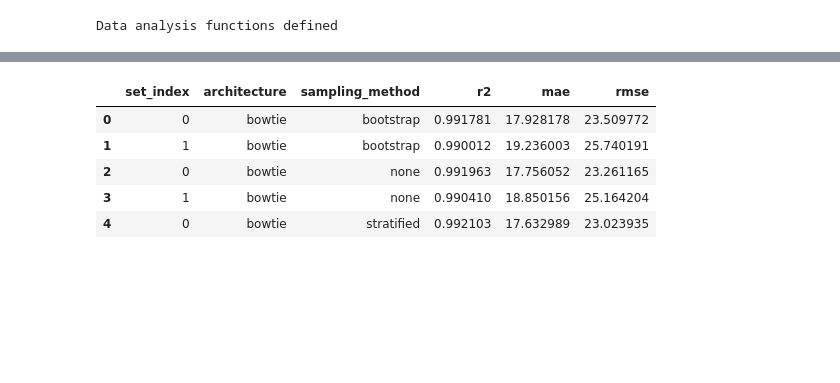
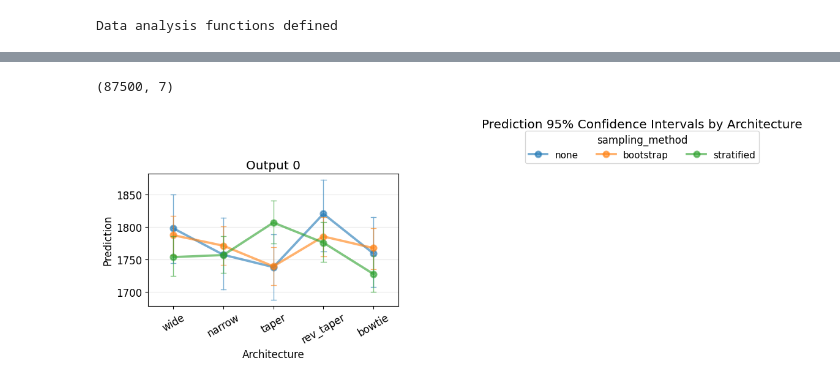
Before and after one commit to dayton2/pymaise_final_project, a Jupyter notebook: final_project_tasks.ipynb, the cells around one changed output, grey strips where cells are left out. Drawn from its saved outputs; the diff is of its cells as text; code cells hidden in the pictures; blank space fills up the shorter version.

```diff
--- a/final_project_tasks.ipynb
+++ b/final_project_tasks.ipynb
@@ -586,12 +773,8 @@ plot_predictions_by_output(pred_df)
-# %%
-scores_df = get_scores_from_pred_df(pred_df, Y_test_sets)
-scores_df.head()
-# %% [output]
-|  | set_index | architecture | sampling_method | r2 | mae | rmse |
-| 0 | 0 | bowtie | bootstrap | 0.991781 | 17.928178 | 23.509772 |
-| 1 | 1 | bowtie | bootstrap | 0.990012 | 19.236003 | 25.740191 |
-| 2 | 0 | bowtie | none | 0.991963 | 17.756052 | 23.261165 |
-| 3 | 1 | bowtie | none | 0.990410 | 18.850156 | 25.164204 |
-| 4 | 0 | bowtie | stratified | 0.992103 | 17.632989 | 23.023935 |
+# %%
+print(p_df.shape)
+plot_predictions_by_output(p_df)
+# %% [output]
+(87500, 7)
+[figure, added]
 # %%
 # Compare performance scores for trained FNN models.
```
Also changed, not shown: parts of 16 cells of this notebook, 2 other files.
